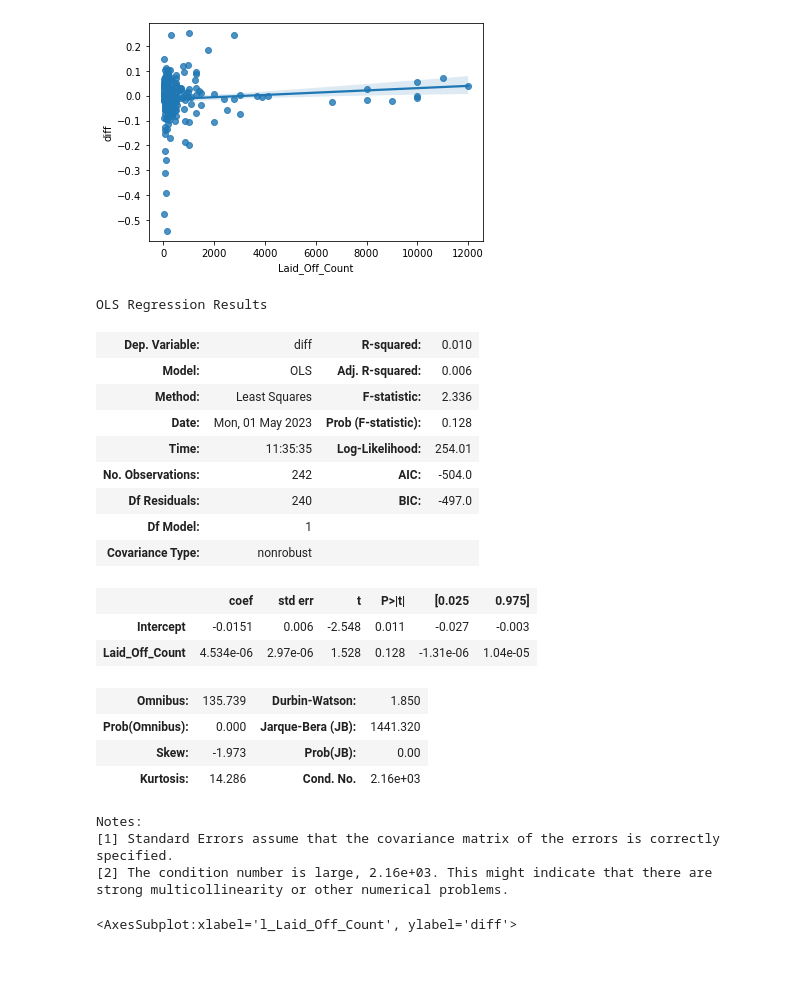
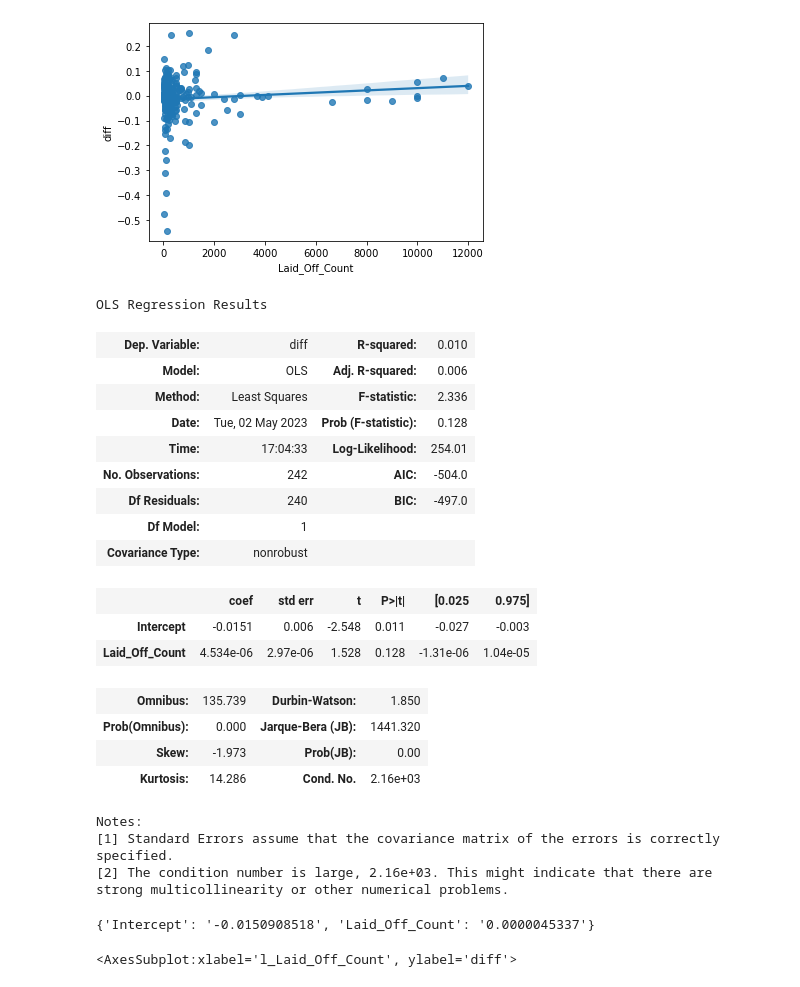
Before and after one commit to sizhewang1130/3guys, a Jupyter notebook: code.ipynb, the cells around one changed output. Saved outputs shown, nothing was run; the diff lists cells and outputs as text; code cells hidden in the pictures.

```diff
--- a/code.ipynb
+++ b/code.ipynb
@@ -223,16 +223,17 @@ sns.regplot(x="Laid_Off_Count", y="diff", data=new)
 # %%
 from statsmodels.formula.api import ols as sm_ols
 from statsmodels.iolib.summary2 import summary_col # nicer tables
 
 reg1 = sm_ols('diff~Laid_Off_Count', data=new).fit()
+pd.set_option('display.float_format', lambda x: '%.8f' % x)
 reg1.summary()
 # %% [output]
 OLS Regression Results
 | Dep. Variable: | diff | R-squared: | 0.010 |
 | Model: | OLS | Adj. R-squared: | 0.006 |
 | Method: | Least Squares | F-statistic: | 2.336 |
-| Date: | Mon, 01 May 2023 | Prob (F-statistic): | 0.128 |
-| Time: | 11:35:35 | Log-Likelihood: | 254.01 |
+| Date: | Tue, 02 May 2023 | Prob (F-statistic): | 0.128 |
+| Time: | 17:04:33 | Log-Likelihood: | 254.01 |
 | No. Observations: | 242 | AIC: | -504.0 |
 | Df Residuals: | 240 | BIC: | -497.0 |
 | Df Model: | 1 |  |  |
@@ -248,6 +249,12 @@ Notes:
 [1] Standard Errors assume that the covariance matrix of the errors is correctly specified.
 [2] The condition number is large, 2.16e+03. This might indicate that there are
 strong multicollinearity or other numerical problems.
+# %%
+coefficients = reg1.params
+formatted_coefficients = {key: format(value, ".10f") for key, value in coefficients.items()}
+print(formatted_coefficients)
+# %% [output]
+{'Intercept': '-0.0150908518', 'Laid_Off_Count': '0.0000045337'}
 # %%
 import seaborn as sns
 sns.regplot(x="l_Laid_Off_Count", y="diff", data=new)
```
Also changed, not shown: parts of 2 cells of this notebook.
